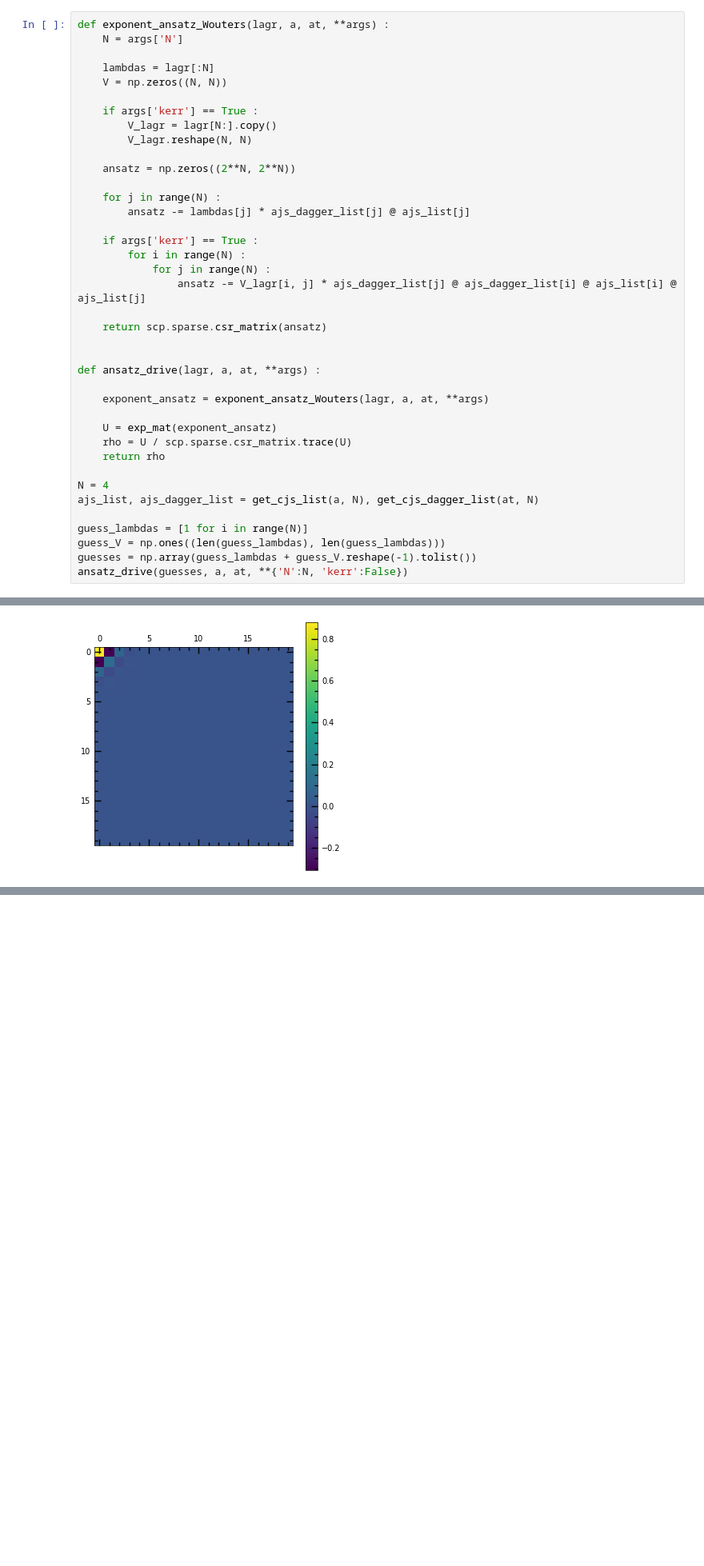
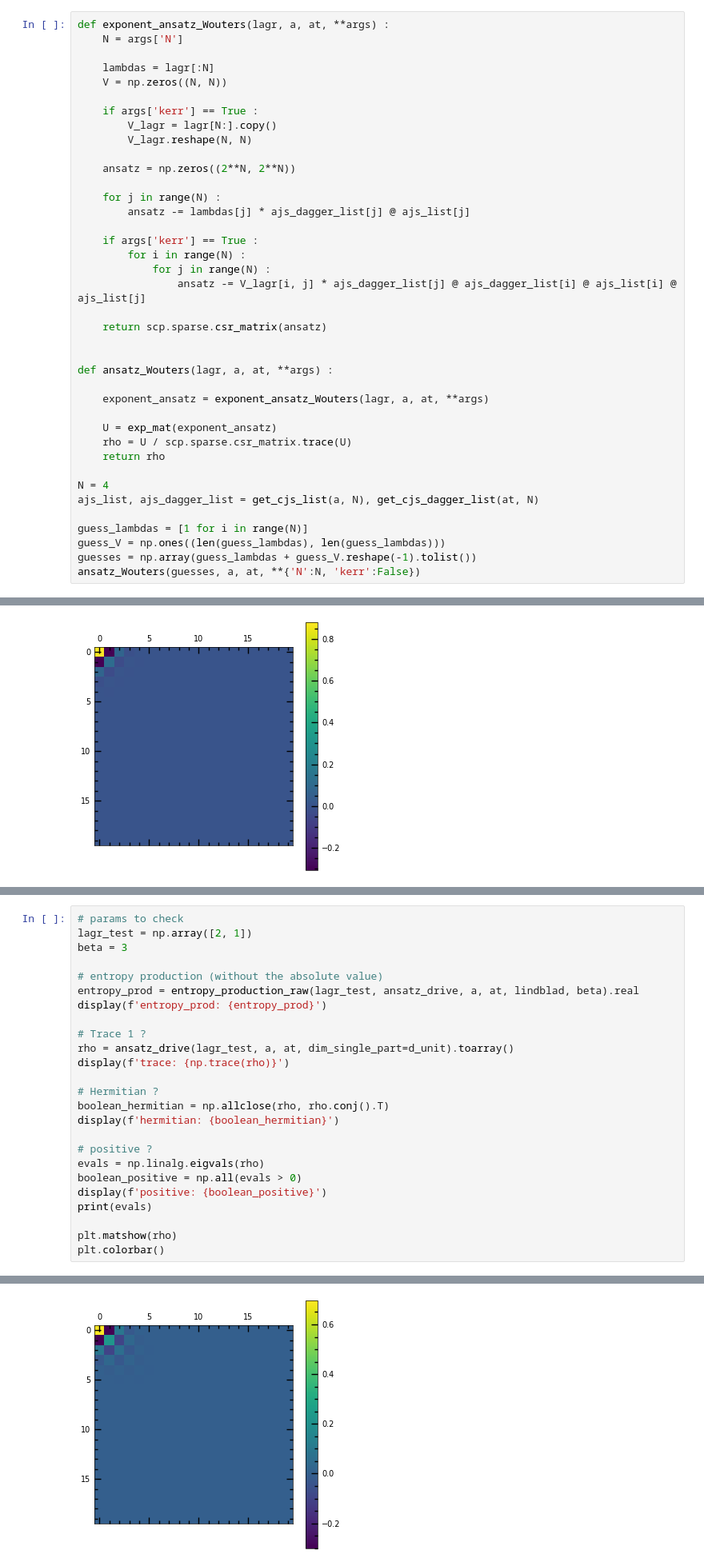
Before and after one commit to 1nthony/tp_4, a Jupyter notebook: variational_entropy_production.ipynb, the cells around one changed output, grey strips where cells are left out. Shown at 80% size. Drawn from its saved outputs; the diff is of its cells as text; blank space fills up the shorter version.

```diff
--- a/variational_entropy_production.ipynb
+++ b/variational_entropy_production.ipynb
@@ -561,7 +563,7 @@ def exponent_ansatz_Wouters(lagr, a, at, **args) :
     return scp.sparse.csr_matrix(ansatz)
 
 
-def ansatz_drive(lagr, a, at, **args) :
+def ansatz_Wouters(lagr, a, at, **args) :
 
     exponent_ansatz = exponent_ansatz_Wouters(lagr, a, at, **args)
 
@@ -575,7 +577,7 @@ ajs_list, ajs_dagger_list = get_cjs_list(a, N), get_cjs_dagger_list(at, N)
 guess_lambdas = [1 for i in range(N)]
 guess_V = np.ones((len(guess_lambdas), len(guess_lambdas)))
 guesses = np.array(guess_lambdas + guess_V.reshape(-1).tolist())
-ansatz_drive(guesses, a, at, **{'N':N, 'kerr':False})
+ansatz_Wouters(guesses, a, at, **{'N':N, 'kerr':False})
 # %% [output]
 <16x16 sparse array of type '<class 'numpy.float64'>'
         with 16 stored elements in Compressed Sparse Row format>
@@ -1716,0 +1769,26 @@ for i,beta in enumerate(betas) :
+# %%
+# params to check
+lagr_test = np.array([2, 1])
+beta = 3
+
+# entropy production (without the absolute value)
+entropy_prod = entropy_production_raw(lagr_test, ansatz_drive, a, at, lindblad, beta).real
+display(f'entropy_prod: {entropy_prod}')
+
+# Trace 1 ?
+rho = ansatz_drive(lagr_test, a, at, dim_single_part=d_unit).toarray()
+display(f'trace: {np.trace(rho)}')
+
+# Hermitian ?
+boolean_hermitian = np.allclose(rho, rho.conj().T)
+display(f'hermitian: {boolean_hermitian}')
+
+# positive ?
+evals = np.linalg.eigvals(rho)
+boolean_positive = np.all(evals > 0)
+display(f'positive: {boolean_positive}')
+print(evals)
+
+plt.matshow(rho)
+plt.colorbar()
+# %% [output]
@@ -1716,0 +1805 @@ for i,beta in enumerate(betas) :
+[figure, added]
```
Also changed, not shown: parts of 7 cells of this notebook.
